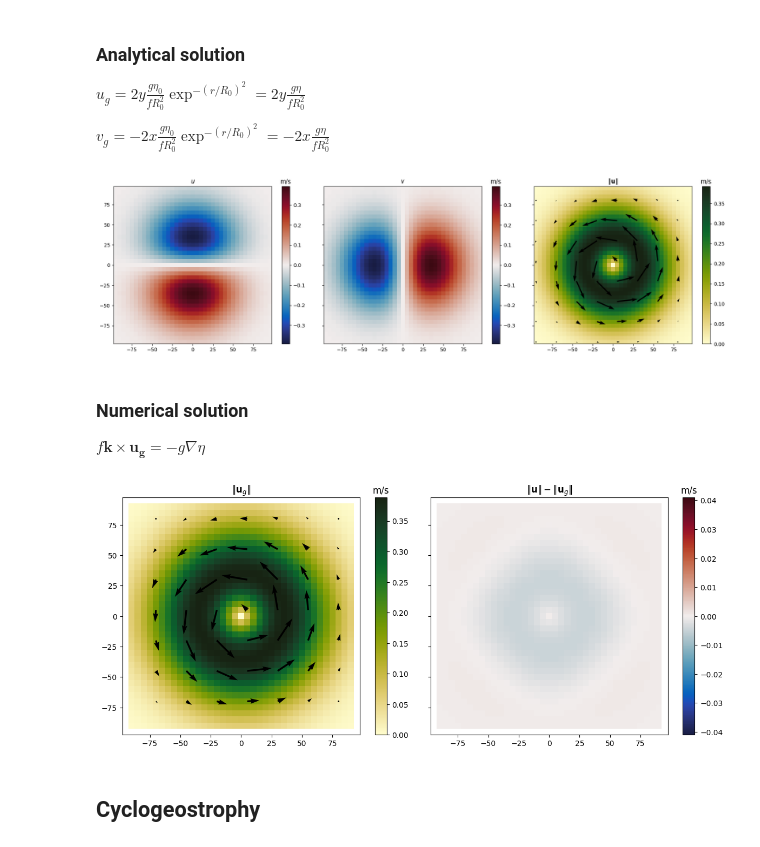
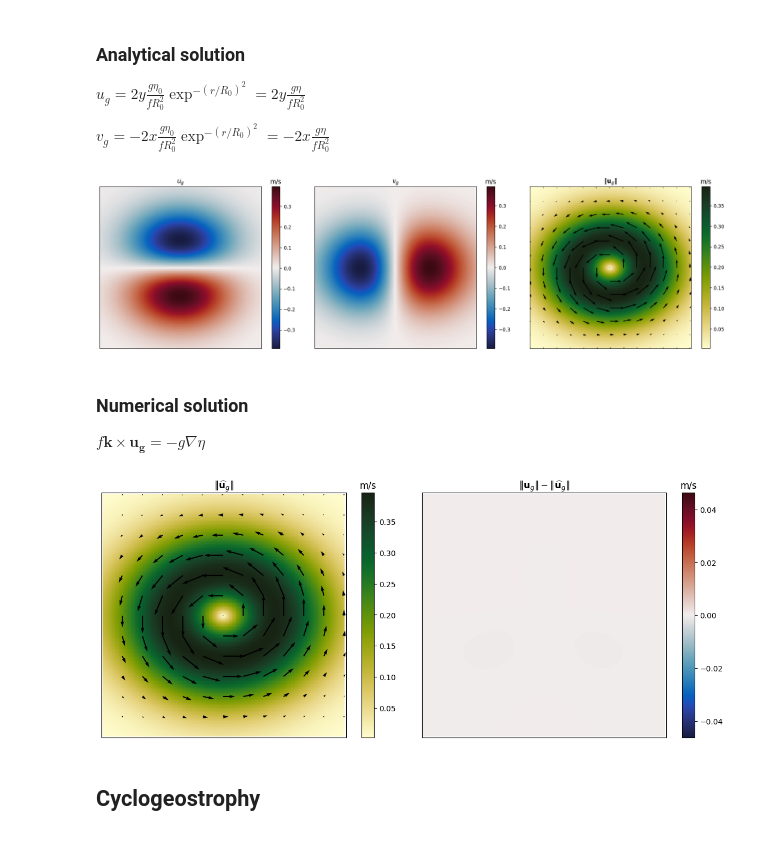
Before and after one commit to meom-group/jaxparrow, a Jupyter notebook: docs/examples/gradient_wind.ipynb, the cells around one changed output. Saved outputs shown, nothing was run; the diff lists cells and outputs as text; code cells hidden in the pictures.

```diff
--- a/docs/examples/gradient_wind.ipynb
+++ b/docs/examples/gradient_wind.ipynb
@@ -117,0 +26,2 @@ plt.show()
+# %%
+lat, lon, ssh, ug, vg, ucg, vcg, land_mask = gaussian_eddy.simulate_gaussian_eddy(R0=50e3, eta0=-.2)
@@ -117,0 +30,5 @@ plt.show()
+# %%
+uvg = kinematics.magnitude(ug, vg)
+uvcg = kinematics.magnitude(ucg, vcg)
+
+max_diff = jnp.nanmax(jnp.abs(uvcg - uvg))
@@ -128,30 +57,27 @@ uv_geos = kinematics.magnitude(u_geos_t, v_geos_t, vel_on_uv=False)
 # %%
-fig, (ax1, ax2, ax3) = plt.subplots(1, 3, figsize=(18, 5), sharex=True, sharey=True)
+fig, (ax1, ax2, ax3) = plt.subplots(1, 3, figsize=(18, 5), subplot_kw={"projection": ccrs.PlateCarree()})
 
-ax1.set_title("$u$")
-im = ax1.pcolormesh(X / 1e3, Y / 1e3, u_geos_t, cmap=cmo.balance)
-ax1.set_aspect("equal")
+ax1.set_title("$u_g$")
+im = ax1.pcolormesh(lon, lat, ug, cmap=cmo.balance)
 cbar = plt.colorbar(im, ax=ax1)
 cbar.ax.set_title("m/s")
 
-ax2.set_title("$v$")
-im = ax2.pcolormesh(X / 1e3, Y / 1e3, v_geos_t, cmap=cmo.balance)
-ax2.set_aspect("equal")
+ax2.set_title("$v_g$")
+im = ax2.pcolormesh(lon, lat, vg, cmap=cmo.balance)
 cbar = plt.colorbar(im, ax=ax2)
 cbar.ax.set_title("m/s")
 
-ax3.set_title("$\| \mathbf{u} \|$")
-im = ax3.pcolormesh(X / 1e3, Y / 1e3, uv_geos, cmap=cmo.speed)
-ax3.set_aspect("equal")
+ax3.set_title("$\| \mathbf{u}_g \|$")
+im = ax3.pcolormesh(lon, lat, uvg, cmap=cmo.speed)
 cbar = plt.colorbar(im, ax=ax3)
 cbar.ax.set_title("m/s")
-ax3.quiver(X[::5, ::5] / 1e3, Y[::5, ::5] / 1e3, u_geos_t[::5, ::5], v_geos_t[::5, ::5], color="k")
+ax3.quiver(lon[::15, ::15], lat[::15, ::15], ug[::15, ::15], vg[::15, ::15], color="k")
 
 fig.tight_layout()
 
 plt.show()
 # %% [output]
-[figure, old version]
+[figure, new version]
 # %% [markdown]
 ### Numerical solution
 
@@ -172,17 +96,15 @@ geos_diff = uv_geos_est - uv_geos
 # %%
-fig, axes = plt.subplots(1, 2, figsize=(12, 5), sharex=True, sharey=True)
+fig, axes = plt.subplots(1, 2, figsize=(12, 5), subplot_kw={"projection": ccrs.PlateCarree()})
 ax1, ax2 = axes.flatten()
 
-ax1.set_title("$\| \mathbf{u}_g \|$")
-im = ax1.pcolormesh(X / 1e3, Y / 1e3, uv_geos_est, cmap=cmo.speed)
-ax1.set_aspect("equal")
+ax1.set_title("$\| \widehat{\mathbf{u}}_g \|$")
+im = ax1.pcolormesh(lon, lat, uvg_est, cmap=cmo.speed)
 cbar = plt.colorbar(im, ax=ax1)
 cbar.ax.set_title("m/s")
-ax1.quiver(X[::5, ::5] / 1e3, Y[::5, ::5] / 1e3, u_geos_est_t[::5, ::5], v_geos_est_t[::5, ::5], color="k")
+ax1.quiver(lon[::15, ::15], lat[::15, ::15], ug_est[::15, ::15], vg_est[::15, ::15], color="k")
 
-ax2.set_title("$\| \mathbf{u} \| - \| \mathbf{u}_g \| $")
-im = ax2.pcolormesh(X / 1e3, Y / 1e3, geos_diff, cmap=cmo.balance, vmax=0.041, vmin=-0.041)
-ax2.set_aspect("equal")
+ax2.set_title("$\| \mathbf{u}_g \| - \| \widehat{\mathbf{u}}_g \| $")
+im = ax2.pcolormesh(lon, lat, num_diff, cmap=cmo.balance, vmin=-max_diff, vmax=max_diff)
 cbar = plt.colorbar(im, ax=ax2)
 cbar.ax.set_title("m/s")
 
@@ -190,7 +112,7 @@ fig.tight_layout()
 
 plt.show()
 # %% [output]
-[figure, old version]
+[figure, new version]
 # %% [markdown]
 ## Cyclogeostrophy
 # %% [markdown]
```
Also changed, not shown: parts of 25 cells of this notebook, 16 other files.
